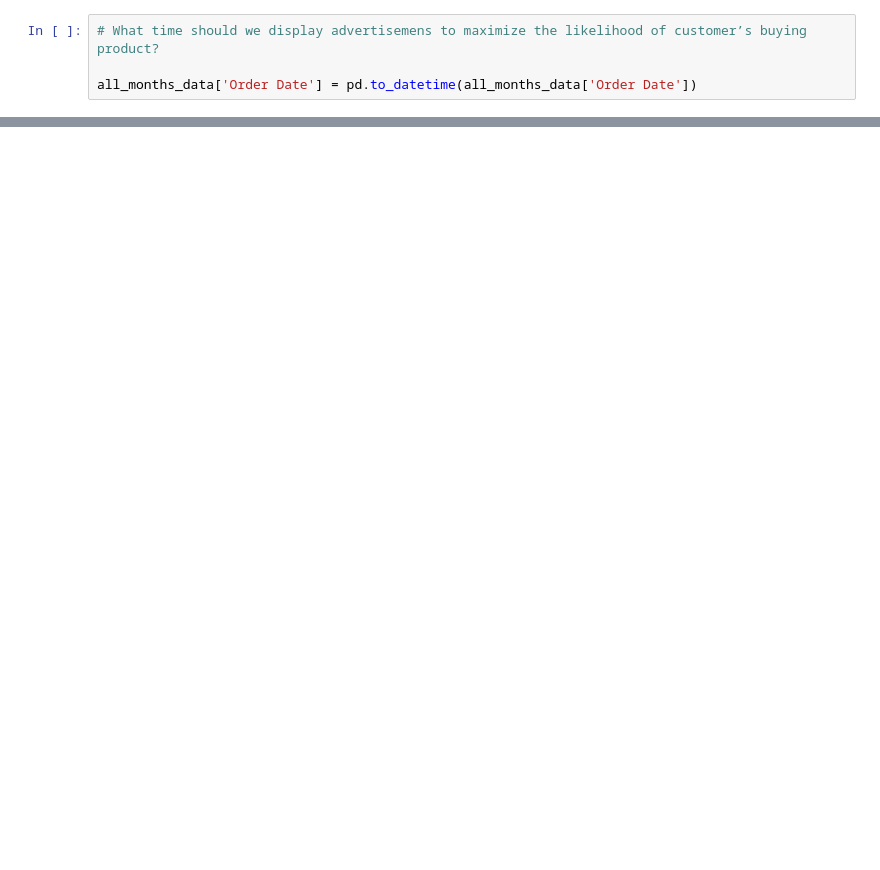
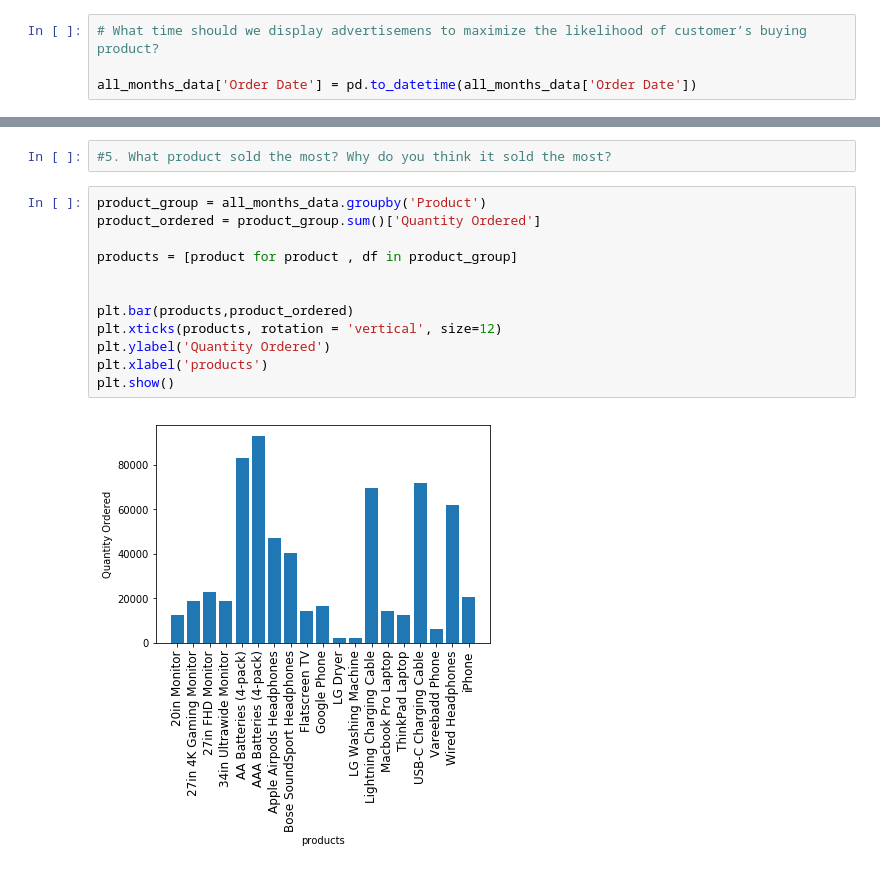
Before and after one commit to prajakta3103/Sales-Data, a Jupyter notebook: Sales_data_analysis.ipynb, the cells around one changed output, grey strips where cells are left out. Drawn from its saved outputs; the diff is of its cells as text; blank space fills up the shorter version.

```diff
--- a/Sales_data_analysis.ipynb
+++ b/Sales_data_analysis.ipynb
@@ -238,0 +295,16 @@ Name: Order ID, dtype: int64
+# %%
+#5. What product sold the most? Why do you think it sold the most?
+# %%
+product_group = all_months_data.groupby('Product')
+product_ordered = product_group.sum()['Quantity Ordered']
+
+products = [product for product , df in product_group]
+
+
+plt.bar(products,product_ordered)
+plt.xticks(products, rotation = 'vertical', size=12)
+plt.ylabel('Quantity Ordered')
+plt.xlabel('products')
+plt.show()
+# %% [output]
+[figure, added]
```
Also changed, not shown: parts of 21 cells of this notebook, 1 other file.
